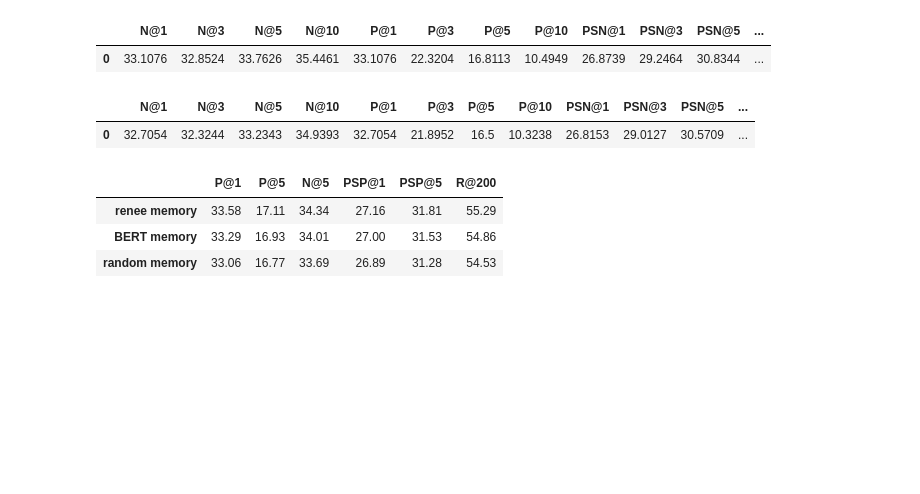
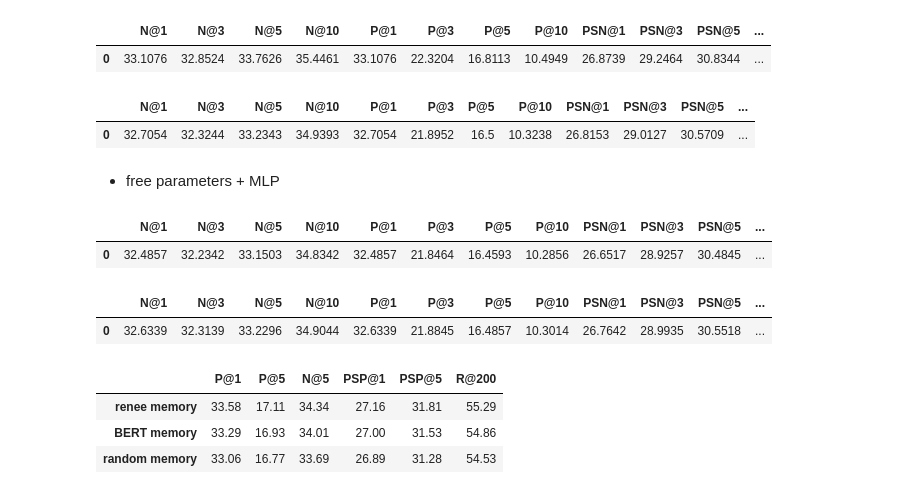
Before and after one commit to suchith720/medic, a Jupyter notebook: nbs/21_experiment-summary.ipynb, the cells around one changed output. Drawn from its saved outputs; the diff is of its cells as text; code cells hidden in the pictures; blank space fills up the shorter version.

```diff
--- a/nbs/21_experiment-summary.ipynb
+++ b/nbs/21_experiment-summary.ipynb
@@ -1636,6 +1636,21 @@ display_metric(m)
 | 0 | 33.1076 | 32.8524 | 33.7626 | 35.4461 | 33.1076 | 22.3204 | 16.8113 | 10.4949 | 26.8739 | 29.2464 | 30.8344 | ... |
 |  | N@1 | N@3 | N@5 | N@10 | P@1 | P@3 | P@5 | P@10 | PSN@1 | PSN@3 | PSN@5 | ... |
 | 0 | 32.7054 | 32.3244 | 33.2343 | 34.9393 | 32.7054 | 21.8952 | 16.5 | 10.3238 | 26.8153 | 29.0127 | 30.5709 | ... |
+# %% [markdown]
+* free parameters + MLP
+# %%
+# 35_oak-for-wikiseealsotitles-free-param-initialization-006
+m = {'eval_N@1': 0.32485705614089966, 'eval_N@10': 0.3483422100543976, 'eval_N@3': 0.3223419189453125, 'eval_N@5': 0.33150288462638855, 'eval_P@1': 0.3248570543334366, 'eval_P@10': 0.10285553333526061, 'eval_P@3': 0.2184641673473466, 'eval_P@5': 0.16459341464118216, 'eval_PSN@1': 0.26651668548583984, 'eval_PSN@10': 0.3245856463909149, 'eval_PSN@3': 0.28925713896751404, 'eval_PSN@5': 0.30484485626220703, 'eval_PSP@1': 0.2665166770248279, 'eval_PSP@10': 0.34850281974086333, 'eval_PSP@3': 0.28846114235377973, 'eval_PSP@5': 0.30903688315419575, 'eval_R@10': 0.39132318490653195, 'eval_R@100': 0.5127066158289206, 'eval_R@200': 0.5394593930090017, 'eval_loss': 0.06367654353380203, 'eval_runtime': 119.3292, 'eval_samples_per_second': 1487.607, 'eval_steps_per_second': 0.93}
+display_metric(m)
+
+# 35_oak-for-wikiseealsotitles-free-param-initialization-007
+m = {'eval_N@1': 0.32633861899375916, 'eval_N@10': 0.34904441237449646, 'eval_N@3': 0.3231388032436371, 'eval_N@5': 0.3322957754135132, 'eval_P@1': 0.32633861927161084, 'eval_P@10': 0.10301382981724728, 'eval_P@3': 0.2188453557915155, 'eval_P@5': 0.16485705433360226, 'eval_PSN@1': 0.2676422595977783, 'eval_PSN@10': 0.3251707851886749, 'eval_PSN@3': 0.28993451595306396, 'eval_PSN@5': 0.3055179715156555, 'eval_PSP@1': 0.2676422697256773, 'eval_PSP@10': 0.3487458997831591, 'eval_PSP@3': 0.28887897903259147, 'eval_PSP@5': 0.3094511523349386, 'eval_R@10': 0.39170747150273294, 'eval_R@100': 0.5136763111212026, 'eval_R@200': 0.5402489082082177, 'eval_loss': 0.0635586678981781, 'eval_runtime': 117.4732, 'eval_samples_per_second': 1511.11, 'eval_steps_per_second': 0.945}
+display_metric(m)
+# %% [output]
+|  | N@1 | N@3 | N@5 | N@10 | P@1 | P@3 | P@5 | P@10 | PSN@1 | PSN@3 | PSN@5 | ... |
+| 0 | 32.4857 | 32.2342 | 33.1503 | 34.8342 | 32.4857 | 21.8464 | 16.4593 | 10.2856 | 26.6517 | 28.9257 | 30.4845 | ... |
+|  | N@1 | N@3 | N@5 | N@10 | P@1 | P@3 | P@5 | P@10 | PSN@1 | PSN@3 | PSN@5 | ... |
+| 0 | 32.6339 | 32.3139 | 33.2296 | 34.9044 | 32.6339 | 21.8845 | 16.4857 | 10.3014 | 26.7642 | 28.9935 | 30.5518 | ... |
 # %%
 o = {
     'renee memory': {'eval_N@1': 0.3358195126056671, 'eval_N@10': 0.36057910323143005, 'eval_N@3': 0.3336484134197235, 'eval_N@5': 0.34336698055267334, 'eval_P@1': 0.33581950821057377, 'eval_P@10': 0.10683716869000659, 'eval_P@3': 0.2266738022139014, 'eval_P@5': 0.1711179336959175, 'eval_PSN@1': 0.2715916931629181, 'eval_PSN@10': 0.3331030011177063, 'eval_PSN@3': 0.29618197679519653, 'eval_PSN@5': 0.31263086199760437, 'eval_PSP@1': 0.2715916920376442, 'eval_PSP@10': 0.3593320309853239, 'eval_PSP@3': 0.2958067577667262, 'eval_PSP@5': 0.3181034577857164, 'eval_R@10': 0.4050618362898574, 'eval_R@100': 0.5267324273903119, 'eval_R@200': 0.5528864837650455, 'eval_loss': 0.06298062950372696, 'eval_runtime': 135.6322, 'eval_samples_per_second': 1308.797, 'eval_steps_per_second': 0.818},
```
Also changed, not shown: parts of 5 cells of this notebook, 21 other files.
